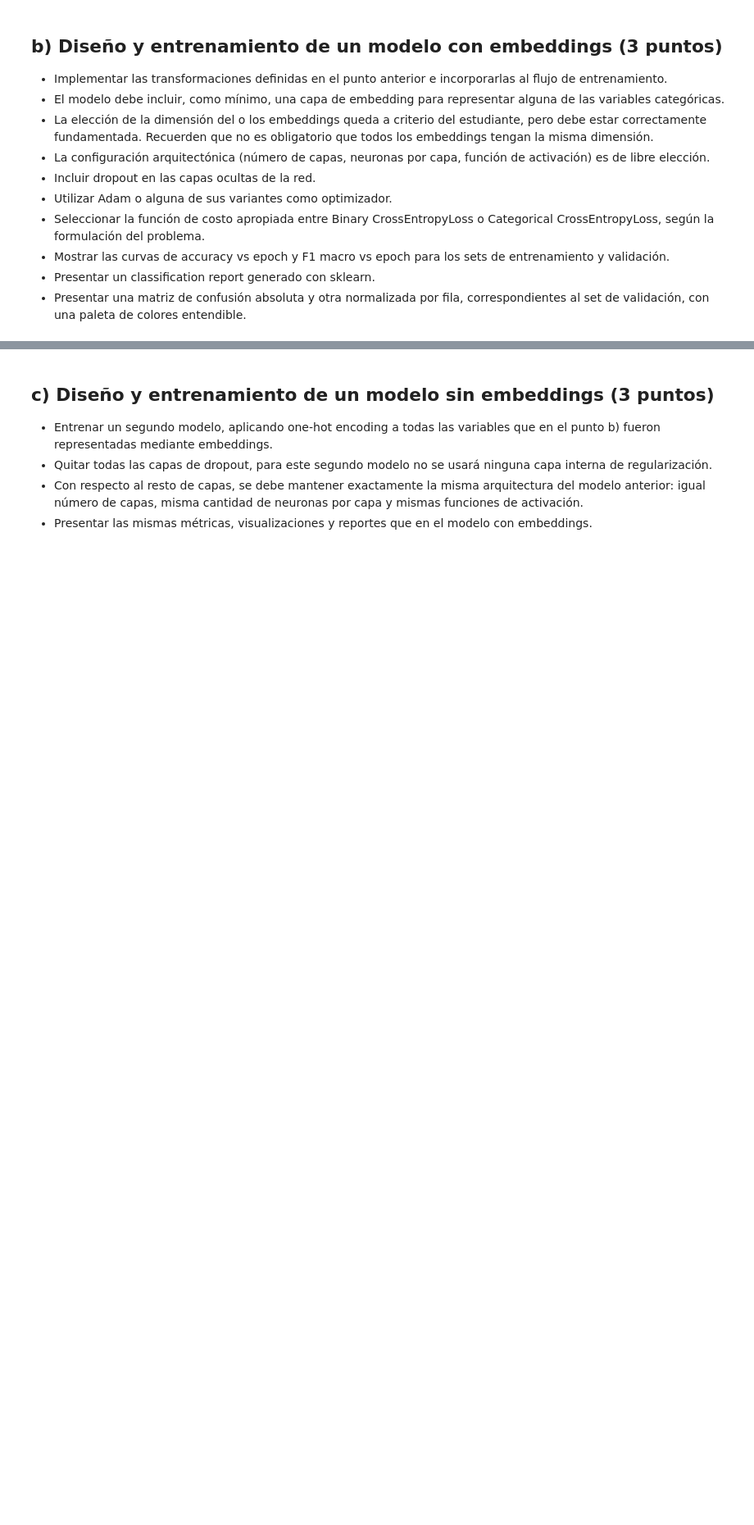
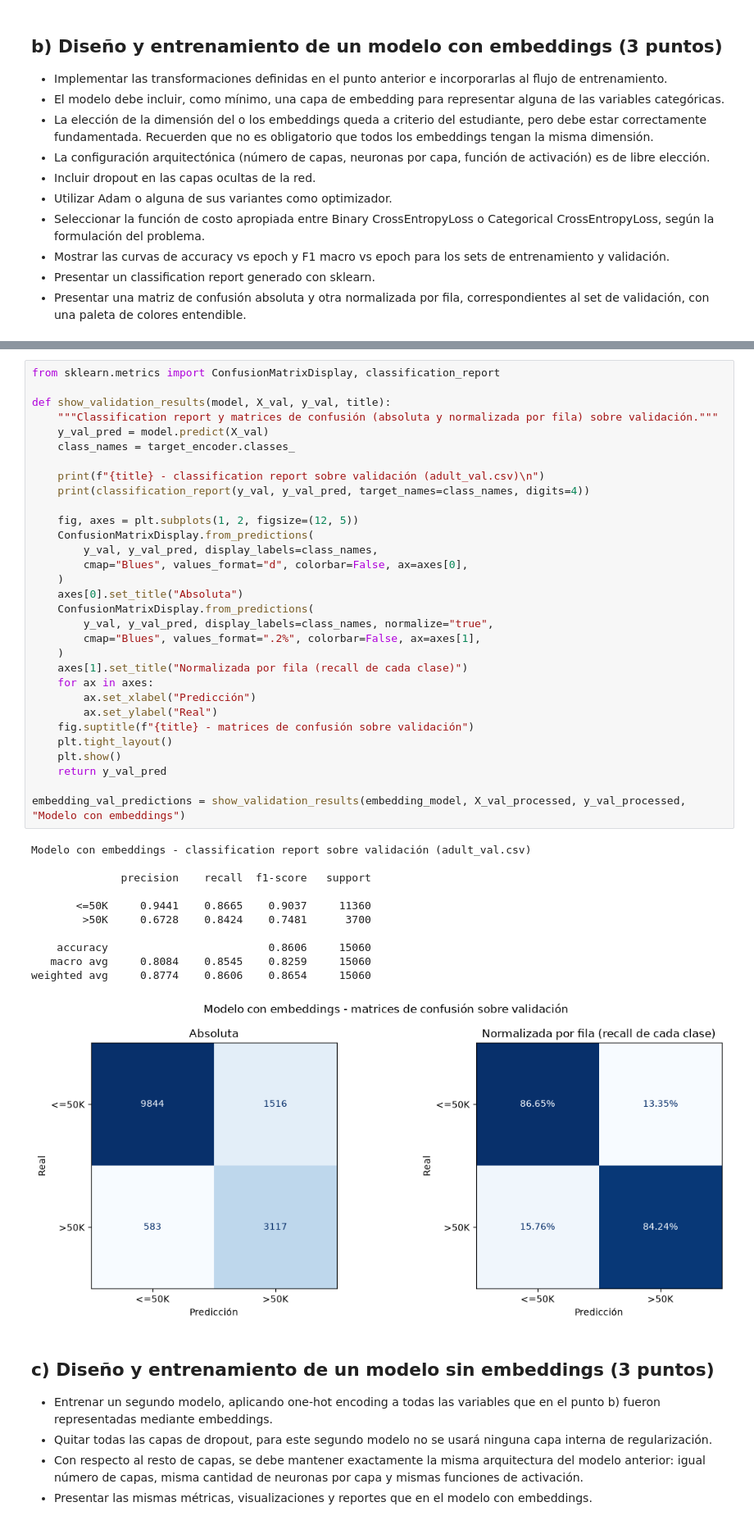
Before and after one commit to masouto94/aprendizaje_profundo, a Jupyter notebook: tps/tp_2/ASTORGA-GONZALEZ-SOUTO-TP2-Co26.ipynb, the cells around one changed output, grey strips where cells are left out. Shown at 82% size. Saved outputs shown, nothing was run; the diff lists cells and outputs as text; blank space fills up the shorter version.

```diff
--- a/tps/tp_2/ASTORGA-GONZALEZ-SOUTO-TP2-Co26.ipynb
+++ b/tps/tp_2/ASTORGA-GONZALEZ-SOUTO-TP2-Co26.ipynb
@@ -535,3 +803,46 @@ print(f"Parámetros de los embeddings: {sum(parameter.numel() for parameter in c
+# %%
+from sklearn.metrics import ConfusionMatrixDisplay, classification_report
+
+def show_validation_results(model, X_val, y_val, title):
+    """Classification report y matrices de confusión (absoluta y normalizada por fila) sobre validación."""
+    y_val_pred = model.predict(X_val)
+    class_names = target_encoder.classes_
+
+    print(f"{title} - classification report sobre validación (adult_val.csv)\n")
+    print(classification_report(y_val, y_val_pred, target_names=class_names, digits=4))
+
+    fig, axes = plt.subplots(1, 2, figsize=(12, 5))
+    ConfusionMatrixDisplay.from_predictions(
+        y_val, y_val_pred, display_labels=class_names,
+        cmap="Blues", values_format="d", colorbar=False, ax=axes[0],
+    )
+    axes[0].set_title("Absoluta")
+    ConfusionMatrixDisplay.from_predictions(
+        y_val, y_val_pred, display_labels=class_names, normalize="true",
+        cmap="Blues", values_format=".2%", colorbar=False, ax=axes[1],
+    )
+    axes[1].set_title("Normalizada por fila (recall de cada clase)")
+    for ax in axes:
+        ax.set_xlabel("Predicción")
+        ax.set_ylabel("Real")
+    fig.suptitle(f"{title} - matrices de confusión sobre validación")
+    plt.tight_layout()
+    plt.show()
+    return y_val_pred
+
+embedding_val_predictions = show_validation_results(embedding_model, X_val_processed, y_val_processed, "Modelo con embeddings")
+# %% [output]
+Modelo con embeddings - classification report sobre validación (adult_val.csv)
+
+              precision    recall  f1-score   support
+
+       <=50K     0.9441    0.8665    0.9037     11360
+        >50K     0.6728    0.8424    0.7481      3700
+
+    accuracy                         0.8606     15060
+   macro avg     0.8084    0.8545    0.8259     15060
+weighted avg     0.8774    0.8606    0.8654     15060
+[figure, added]
 # %% [markdown]
 ## c) Diseño y entrenamiento de un modelo sin embeddings (3 puntos)
 
```
Also changed, not shown: parts of 12 cells of this notebook, 2 other files.
